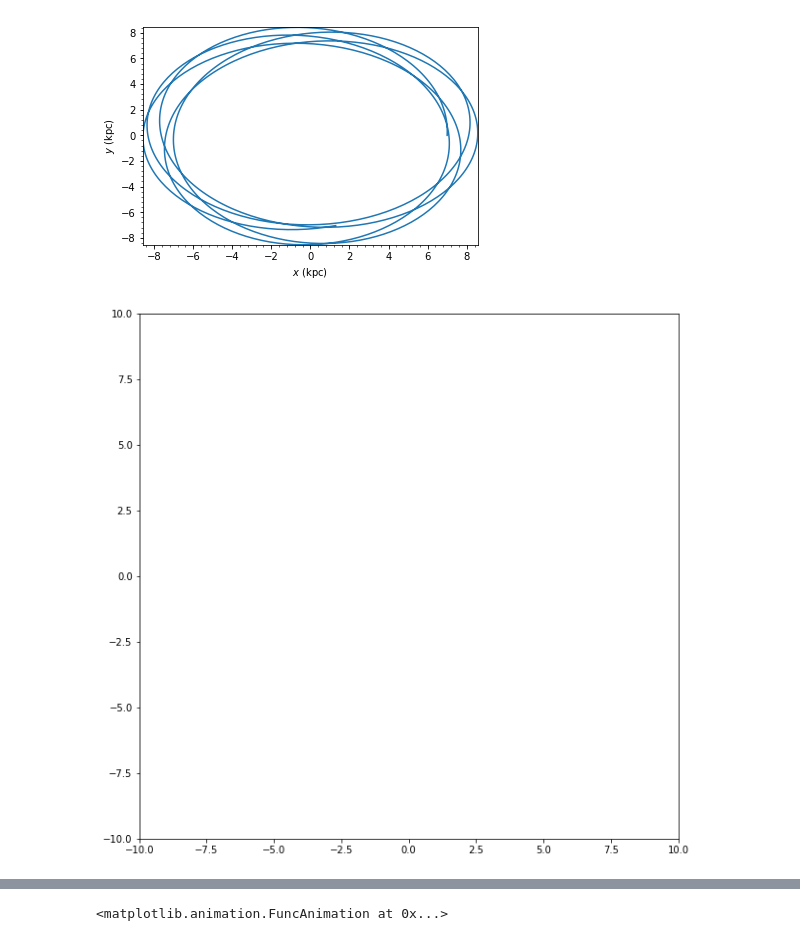
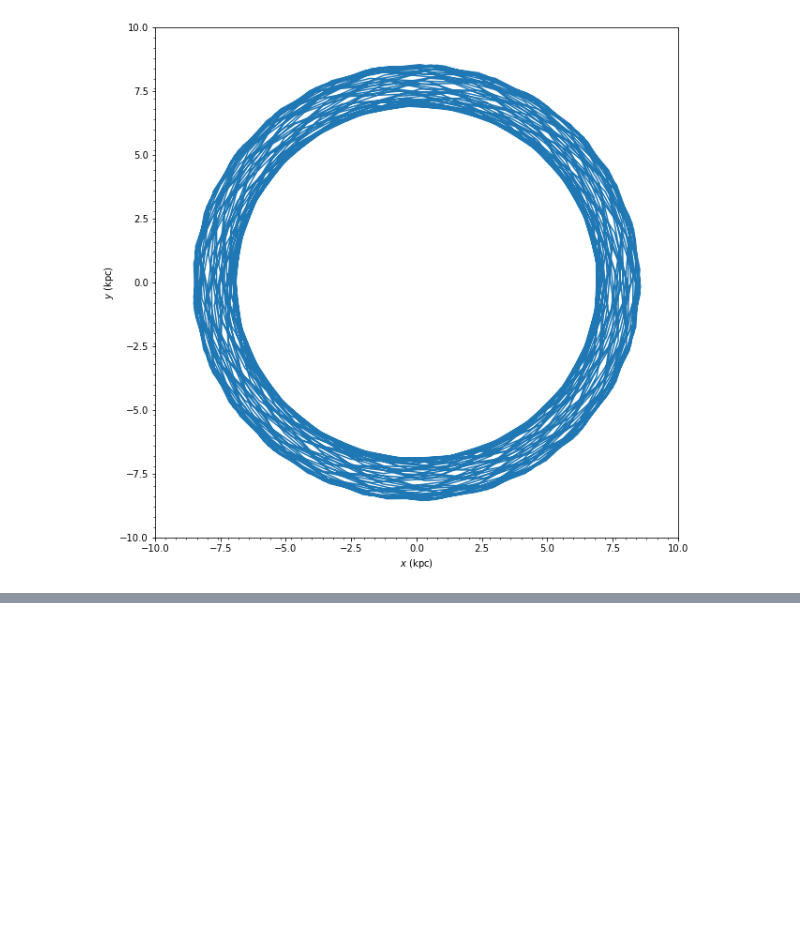
Before and after one commit to arturcp/corotation-notebook, a Jupyter notebook: 2.integration.ipynb, the cells around one changed output, grey strips where cells are left out. Drawn from its saved outputs; the diff is of its cells as text; code cells hidden in the pictures; blank space fills up the shorter version.

```diff
--- a/2.integration.ipynb
+++ b/2.integration.ipynb
@@ -9,17 +50,19 @@ import numpy
 # %%
 %matplotlib inline
 # %%
-# Nomeando os potenciais utilizados
-mp= MiyamotoNagaiPotential(a=0.5,b=0.0375,normalize=.6)
-np= NFWPotential(a=4.5,normalize=.35)
-hp= HernquistPotential(a=0.6/8,normalize=0.05)
+# # Nomeando os potenciais utilizados
+# mp= MiyamotoNagaiPotential(a=0.5,b=0.0375,normalize=.6)
+# np= NFWPotential(a=4.5,normalize=.35)
+# hp= HernquistPotential(a=0.6/8,normalize=0.05)
+
+lhp = potential.LogarithmicHaloPotential()
 # %%
 # Faz o gráfico da curva de rotação dos 3 potenciais combinados
-plotRotcurve([np,mp,hp],Rrange=[0.01,10.],grid=1001,yrange=[0.,1.2])
+plotRotcurve([lhp],Rrange=[0.01,10.],grid=1001,yrange=[0.,1.2])
 
 # Utilizamos o tempo de integração como 1 Gyr em 1000 passos
-ts= numpy.linspace(0.,1.0,1000)*units.Gyr
+ts = numpy.linspace(0.,10.0,1000)*units.Gyr
 
 #   órbita        R     vR    vT    z    vz   phi
-op= Orbit(vxvv=[0.875, 0.04 , 1.1 , 0. , 0.0 , 0. ],ro=8.,vo=230.)
+op = Orbit(vxvv=[0.875, 0.04 , 1.1 , 0. , 0.0 , 0. ],ro=8.,vo=230.)
 # %% [output]
@@ -65,11 +70,11 @@ plot.show()
 # %%
 # Integramos em ts, nos potenciais combinados, pelo método Runge Kutta 6
-op.integrate(ts,[hp,mp,np], method='rk6_c')
+op.integrate(ts,lhp, method='rk6_c')
 
 # Faz-se o gráfico da órbita
 op.plot(d1='x',d2='y')
 
-plot.figure (2)
+# plot.figure (2)
 
 plot.xlim( -10, 10 )
 plot.ylim( -10, 10 )
@@ -79,3 +85,2 @@ fig.set_size_inches(10., 10.)
-[figure, old version]
+[figure, new version]
-[figure, removed]
 # %%
@@ -104,4 +89,0 @@ ani = matplotlib.animation.FuncAnimation(fig, animate, frames=len(t))
-# %%
-ani
-# %% [output]
-<matplotlib.animation.FuncAnimation at 0x...>
```
Also changed, not shown: parts of 10 cells of this notebook.
